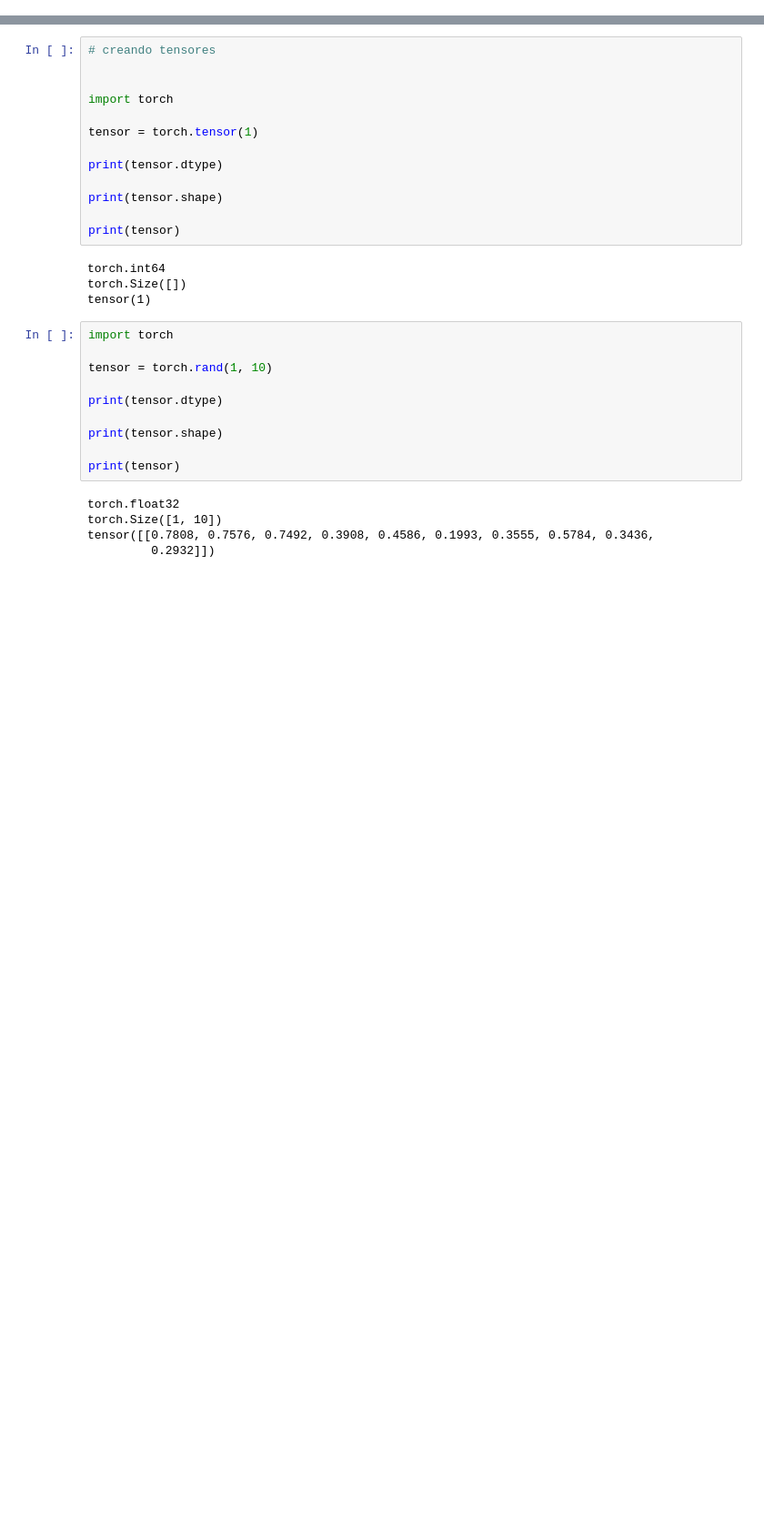
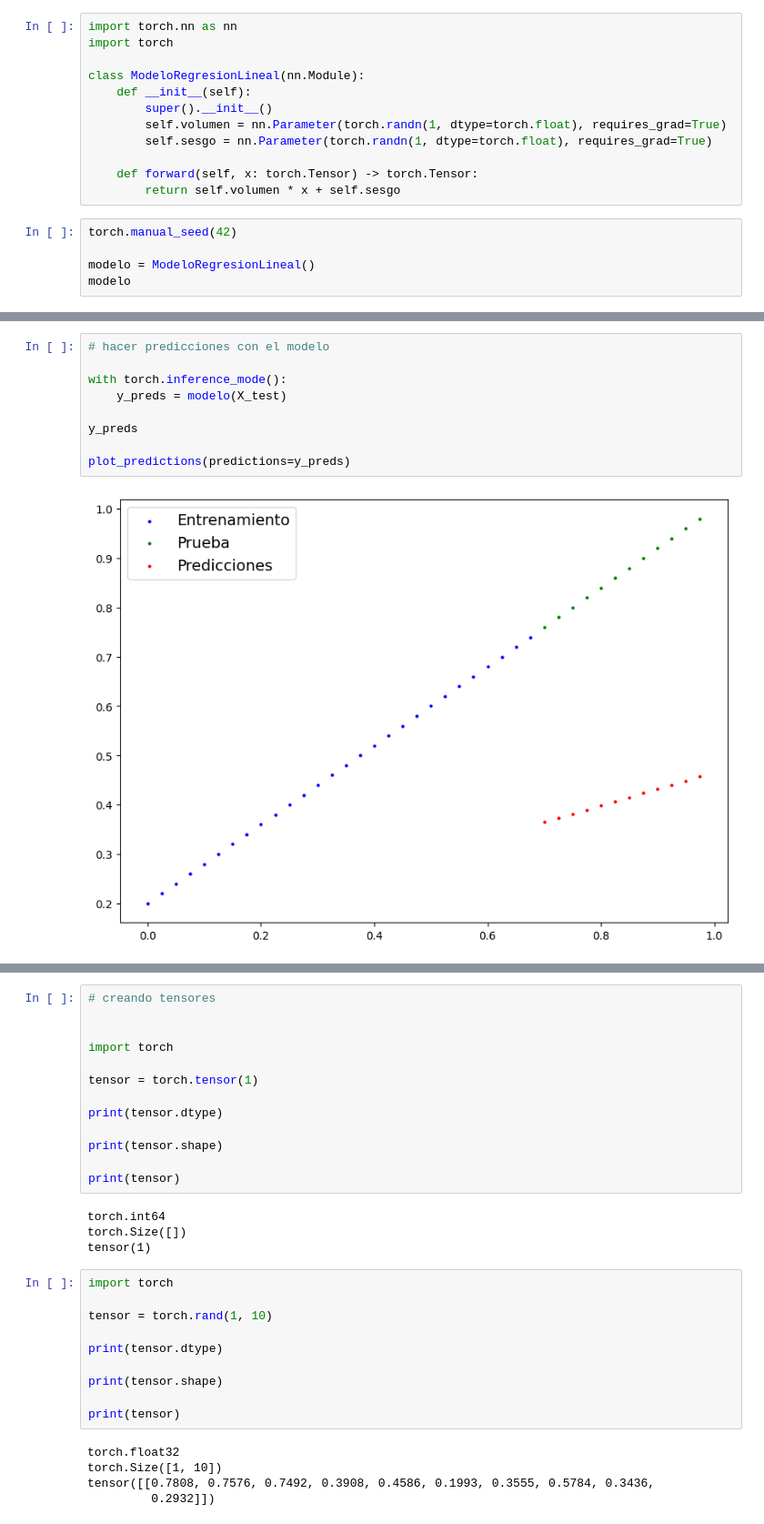
Before and after one commit to fulit103/maestria, a Jupyter notebook: curso-pytorch/hello_pytorch.ipynb, the cells around one changed output, grey strips where cells are left out. Shown: that part at 91% size. Cells and saved outputs as stored; diff of their text form; blank space fills up the shorter version.

```diff
--- a/curso-pytorch/hello_pytorch.ipynb
+++ b/curso-pytorch/hello_pytorch.ipynb
@@ -33,0 +91,17 @@ TextClassifier(
+# %%
+import torch.nn as nn
+import torch
+
+class ModeloRegresionLineal(nn.Module):
+    def __init__(self):
+        super().__init__()
+        self.volumen = nn.Parameter(torch.randn(1, dtype=torch.float), requires_grad=True)
+        self.sesgo = nn.Parameter(torch.randn(1, dtype=torch.float), requires_grad=True)
+
+    def forward(self, x: torch.Tensor) -> torch.Tensor:
+        return self.volumen * x + self.sesgo
+# %%
+torch.manual_seed(42)
+
+modelo = ModeloRegresionLineal()
+modelo
@@ -33,0 +120,11 @@ TextClassifier(
+# %%
+# hacer predicciones con el modelo
+
+with torch.inference_mode():
+    y_preds = modelo(X_test)
+
+y_preds
+
+plot_predictions(predictions=y_preds)
+# %% [output]
+[figure, added]
```
Also changed, not shown: parts of 17 cells of this notebook, 7 other files.
